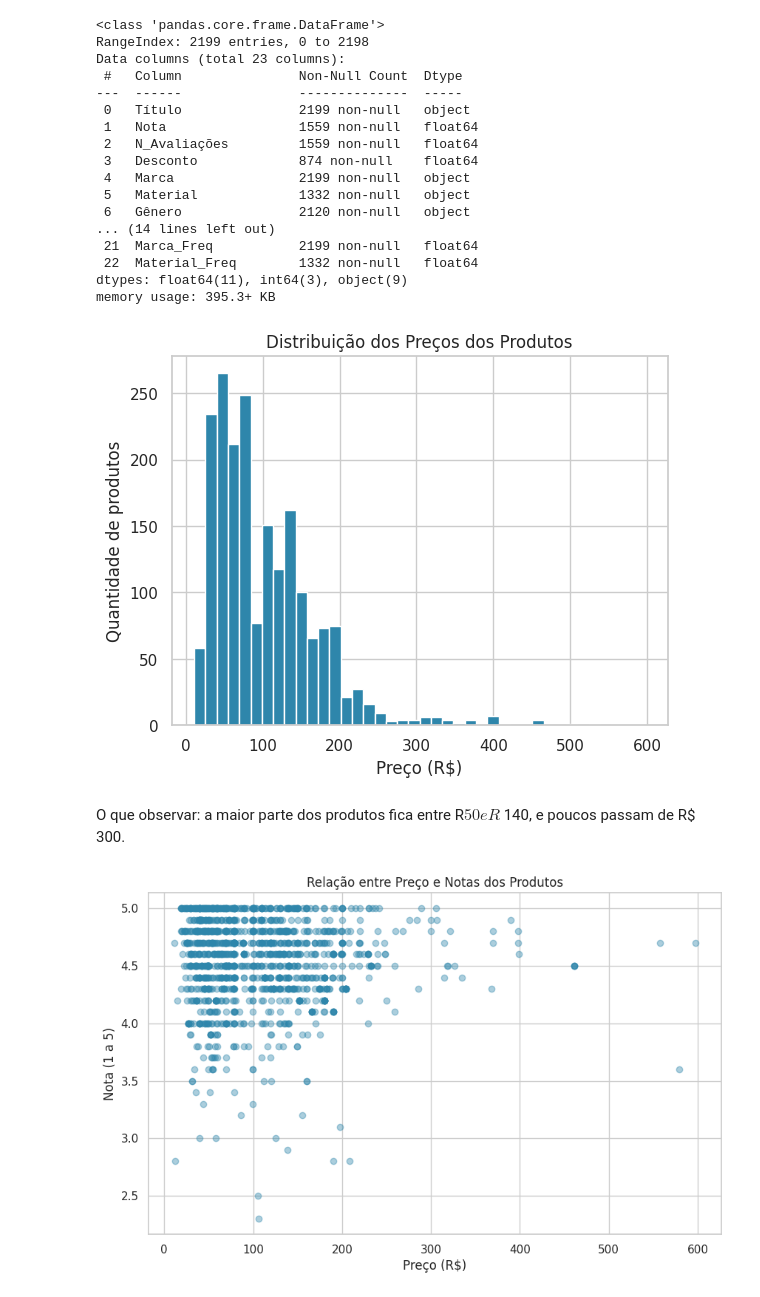
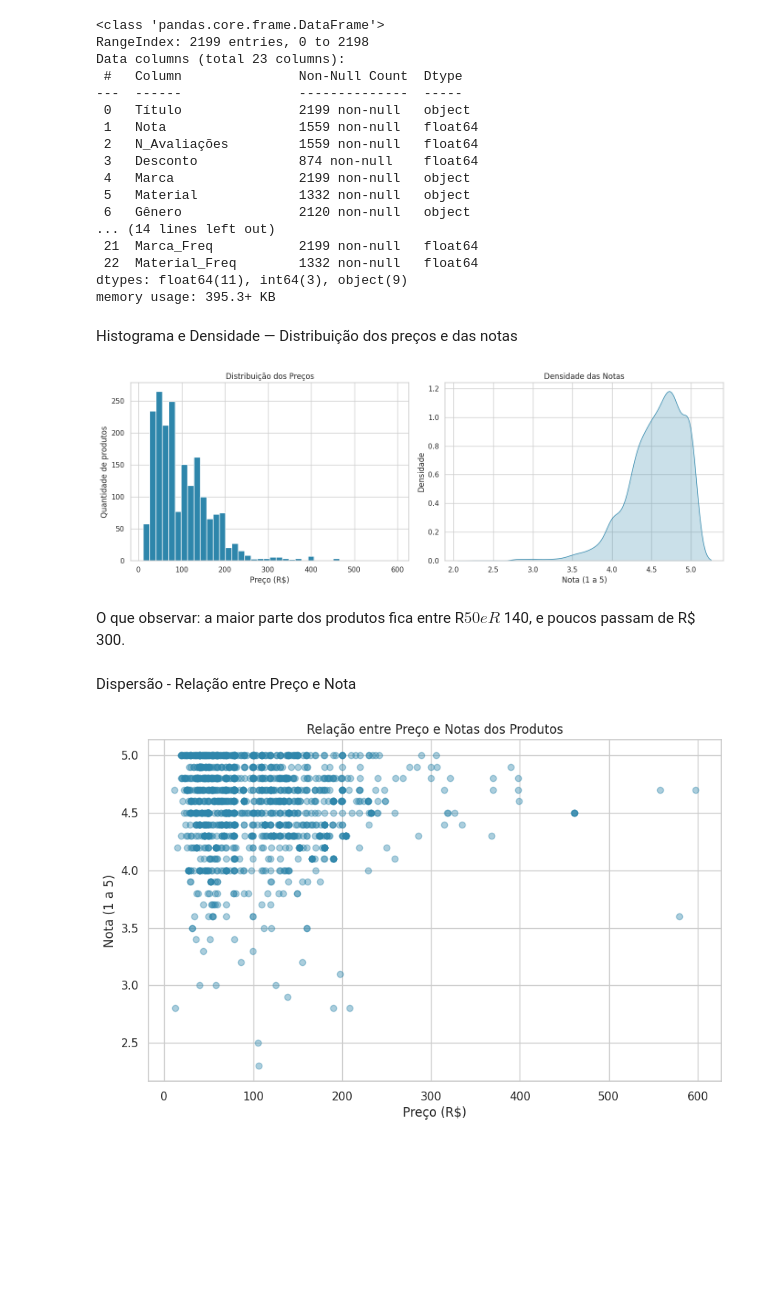
Before and after one commit to zmurilloxz/modulo1, a Jupyter notebook: Profissao_Cientista_de_Dados_M10_Pratique.ipynb, the cells around one changed output. Cells and saved outputs as stored; diff of their text form; code cells hidden in the pictures; blank space fills up the shorter version.

```diff
--- a/Profissao_Cientista_de_Dados_M10_Pratique.ipynb
+++ b/Profissao_Cientista_de_Dados_M10_Pratique.ipynb
@@ -64,17 +66,29 @@ Data columns (total 23 columns):
  22  Material_Freq        1332 non-null   float64
 dtypes: float64(11), int64(3), object(9)
 memory usage: 395.3+ KB
-# %%
-plt.hist(df['Preço'].dropna(), bins=40, color=COR_PRINCIPAL, edgecolor='white')
-
-plt.title('Distribuição dos Preços dos Produtos')
-plt.xlabel('Preço (R$)')
-plt.ylabel('Quantidade de produtos')
-plt.show()
-# %% [output]
-[figure, removed]
+# %% [markdown]
+Histograma e Densidade — Distribuição dos preços e das notas
+# %%
+fig, eixos = plt.subplots(1, 2, figsize=(14, 5))
+
+eixos[0].hist(df['Preço'].dropna(), bins=40, color=COR_PRINCIPAL, edgecolor='white')
+eixos[0].set_title('Distribuição dos Preços')
+eixos[0].set_xlabel('Preço (R$)')
+eixos[0].set_ylabel('Quantidade de produtos')
+
+sns.kdeplot(df['Nota'].dropna(), fill=True, color=COR_PRINCIPAL, ax=eixos[1])
+eixos[1].set_title('Densidade das Notas')
+eixos[1].set_xlabel('Nota (1 a 5)')
+eixos[1].set_ylabel('Densidade')
+
+plt.tight_layout()
+plt.show()
+# %% [output]
+[figure, added]
 # %% [markdown]
 O que observar: a maior parte dos produtos fica entre R$ 50 e R$ 140, e poucos passam de R$ 300.
+# %% [markdown]
+Dispersão - Relação entre Preço e Nota
 # %%
 plt.figure(figsize=(10,6))
 
```
Also changed, not shown: parts of 8 cells of this notebook.
